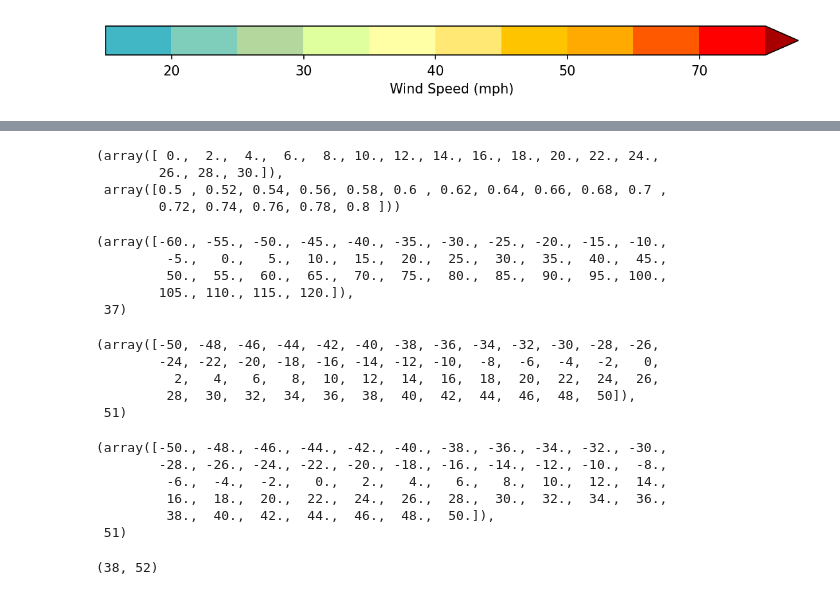
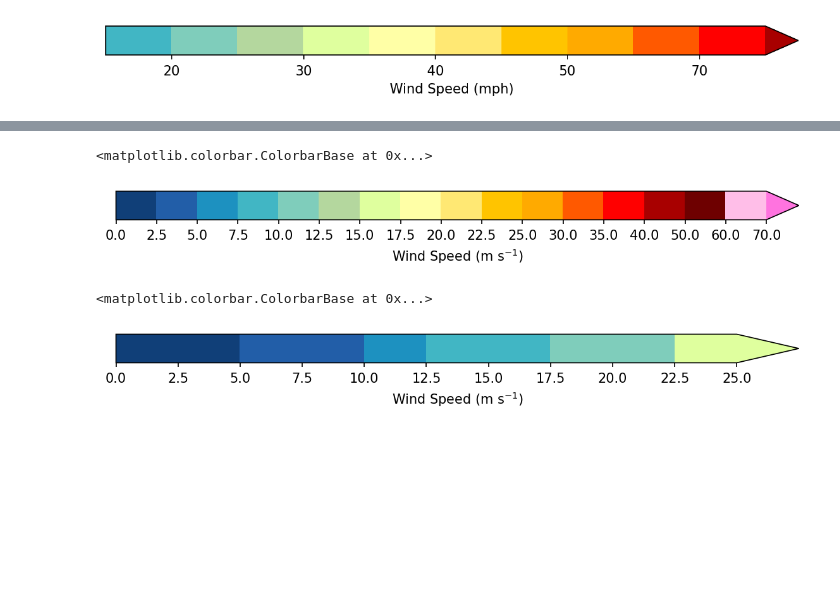
Before and after one commit to blaylockbk/Carpenter_Workshop, a Jupyter notebook: paint/standard2_colormaps.ipynb, the cells around one changed output, grey strips where cells are left out. Drawn from its saved outputs; the diff is of its cells as text; code cells hidden in the pictures; blank space fills up the shorter version.

```diff
--- a/paint/standard2_colormaps.ipynb
+++ b/paint/standard2_colormaps.ipynb
@@ -227,39 +67,14 @@ _display_cmap(cmap=newCmap, norm=newNorm)
-# %%
-new_bounds, cmap_idx
-# %% [output]
-(array([ 0.,  2.,  4.,  6.,  8., 10., 12., 14., 16., 18., 20., 22., 24.,
-        26., 28., 30.]),
- array([0.5 , 0.52, 0.54, 0.56, 0.58, 0.6 , 0.62, 0.64, 0.66, 0.68, 0.7 ,
-        0.72, 0.74, 0.76, 0.78, 0.8 ]))
-# %%
-a = np.linspace(-60, 120, 37)
-a, len(a)
-# %% [output]
-(array([-60., -55., -50., -45., -40., -35., -30., -25., -20., -15., -10.,
-         -5.,   0.,   5.,  10.,  15.,  20.,  25.,  30.,  35.,  40.,  45.,
-         50.,  55.,  60.,  65.,  70.,  75.,  80.,  85.,  90.,  95., 100.,
-        105., 110., 115., 120.]),
- 37)
-# %%
-a = np.arange(-50, 51, 2)
-a, len(a)
-# %% [output]
-(array([-50, -48, -46, -44, -42, -40, -38, -36, -34, -32, -30, -28, -26,
-        -24, -22, -20, -18, -16, -14, -12, -10,  -8,  -6,  -4,  -2,   0,
-          2,   4,   6,   8,  10,  12,  14,  16,  18,  20,  22,  24,  26,
-         28,  30,  32,  34,  36,  38,  40,  42,  44,  46,  48,  50]),
- 51)
-# %%
-a = np.linspace(-50, 50, 51)
-a, len(a)
-# %% [output]
-(array([-50., -48., -46., -44., -42., -40., -38., -36., -34., -32., -30.,
-        -28., -26., -24., -22., -20., -18., -16., -14., -12., -10.,  -8.,
-         -6.,  -4.,  -2.,   0.,   2.,   4.,   6.,   8.,  10.,  12.,  14.,
-         16.,  18.,  20.,  22.,  24.,  26.,  28.,  30.,  32.,  34.,  36.,
-         38.,  40.,  42.,  44.,  46.,  48.,  50.]),
- 51)
-# %%
-len(z.COLORS), z.cmap.N
-# %% [output]
-(38, 52)
+# %%
+z = cm_wind(tick_interval=1)
+z.cbar_kwargs['spacing'] = 'uniform'
+z.display()
+# %% [output]
+<matplotlib.colorbar.ColorbarBase at 0x...>
+[figure, added]
+# %%
+z = cm_wind(tick_interval=1).truncate(0,25)
+z.cbar_kwargs['spacing'] = 'uniform'
+z.display()
+# %% [output]
+<matplotlib.colorbar.ColorbarBase at 0x...>
+[figure, added]
```
Also changed, not shown: parts of 14 cells of this notebook, 1 other file.
